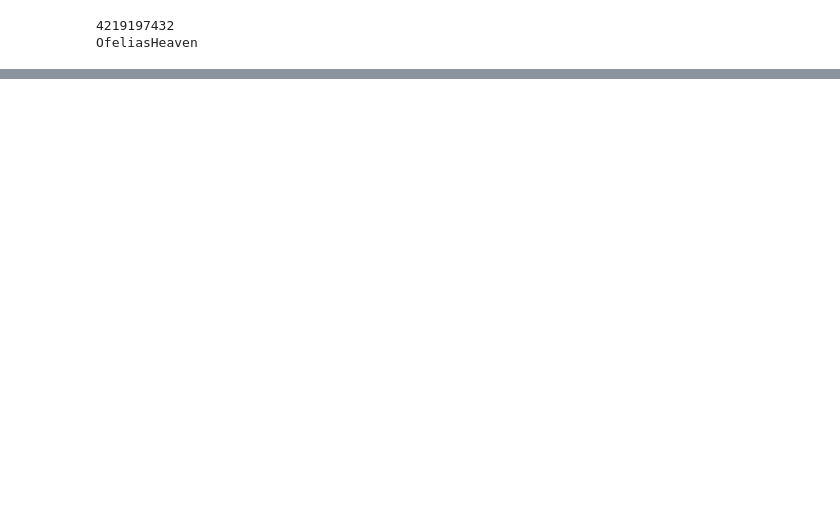
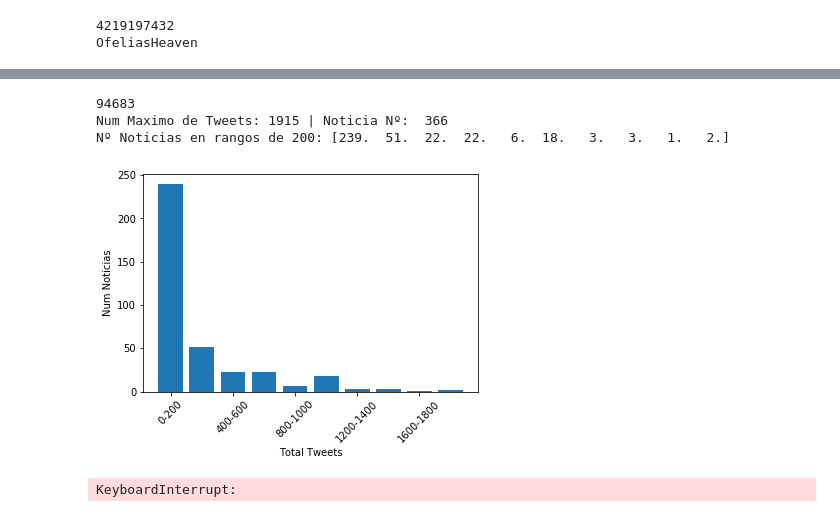
Before and after one commit to GuillermoOvejeroSanchez/Social-Network-Analysis, a Jupyter notebook: FakeNews/PruebasWilson.ipynb, the cells around one changed output, grey strips where cells are left out. Drawn from its saved outputs; the diff is of its cells as text; code cells hidden in the pictures; blank space fills up the shorter version.

```diff
--- a/FakeNews/PruebasWilson.ipynb
+++ b/FakeNews/PruebasWilson.ipynb
@@ -24,6 +23,7 @@ OfeliasHeaven
 import time
 import tweepy
 import pandas as pd
+import matplotlib.pyplot as plt
 
 def get_tweet_status(tweet_id):
     '''
@@ -102,7 +102,7 @@ def get_tweets(num_noticias):
         if i < num_noticias:
             array_tweets = str(tweet).split('\t')
             #Se puede cambiar a que tenga al menos 5 o 10 tweets para probar
-            if(len(array_tweets) > 1): #Solo si tiene algun tweet lo añadimos, 1 elemento es NaN
+            if(len(array_tweets) > 1 and len(array_tweets) < 2000): #Solo si tiene algun tweet lo añadimos, 1 elemento es NaN
                 tweets.append(array_tweets)
                 titulo.append(df['title'][i])
                 i = i+1
@@ -135,0 +127,39 @@ Tweet:  937349434668498944
+# %%
+noticias = get_tweets(num_noticias=367)
+total_tweets = 0
+max_tweet = 0
+number = 0
+arrayPlot = np.zeros(10)
+for i in range(len(noticias[1])):
+    total_tweets = total_tweets + len(noticias[1][i])
+    arrayPlot[len(noticias[1][i]) // 200] += 1
+    if(max_tweet < len(noticias[1][i])):
+        max_tweet = len(noticias[1][i])
+        number = i
+print(total_tweets)
+print("Num Maximo de Tweets:", max_tweet, "| Noticia Nº: ", i)
+print("Nº Noticias en rangos de 200:",arrayPlot)
+
+plt.bar(range(10),arrayPlot)
+plt.xticks(range(0,10,2), ['0-200','400-600','800-1000','1200-1400','1600-1800'],rotation=45)
+plt.ylabel("Num Noticias")
+plt.xlabel("Total Tweets")
+plt.show()
+# %% [output]
+94683
+Num Maximo de Tweets: 1915 | Noticia Nº:  366
+Nº Noticias en rangos de 200: [239.  51.  22.  22.   6.  18.   3.   3.   1.   2.]
+[figure, added]
+# %%
+name_dict = {}
+
+for i,v in enumerate(noticias[1]):
+    for j, t in enumerate(v):
+        name = get_screen_name_from_tweet(v[j])
+        if name != 'SuspendedAccount':
+            if name in name_dict:
+                name_dict[name] = name_dict[name] + 1
+            else:
+                name_dict[name] = 1
+# %% [output]
+KeyboardInterrupt:
```
Also changed, not shown: parts of 4 cells of this notebook, 5 other files.
